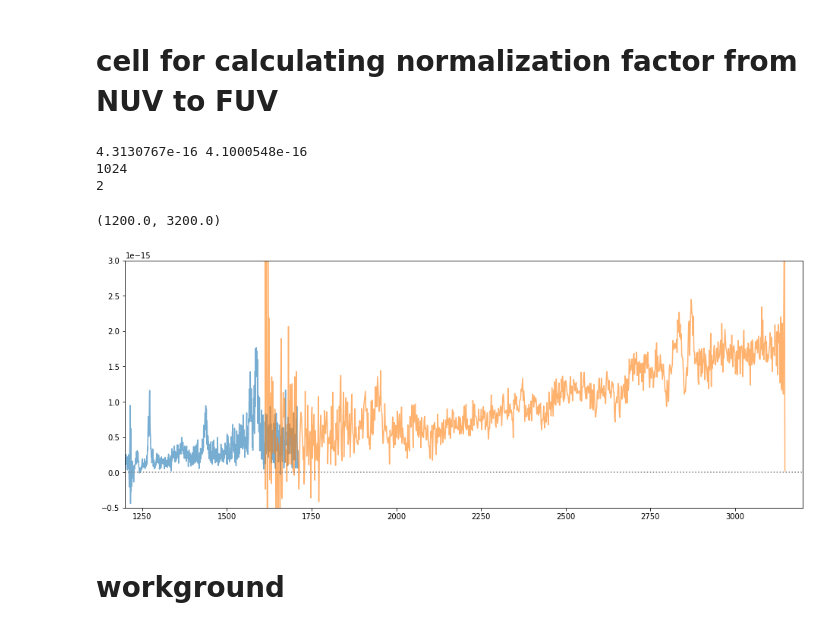
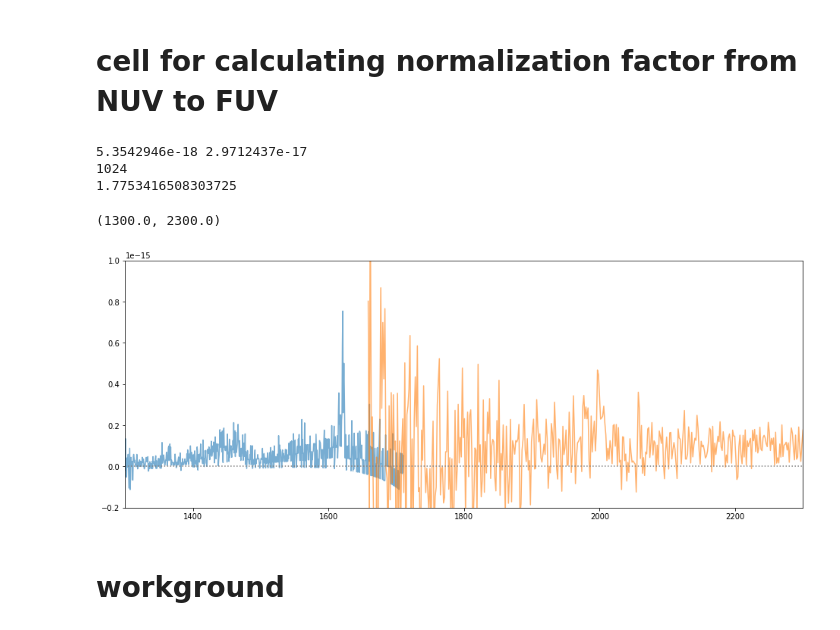
Before and after one commit to Anika019/UV_interaction_SN, a Jupyter notebook: line calculation.ipynb, the cells around one changed output. Saved outputs shown, nothing was run; the diff lists cells and outputs as text; code cells hidden in the pictures.

```diff
--- a/line calculation.ipynb
+++ b/line calculation.ipynb
@@ -424,7 +440,7 @@ def calc_normalization(fuvspec, nuvspec, fuv_cut_edge = 40, nuv_cut_edge =40):
     nuv = fits.open(nuvspec)
     fuv_ind = fuv[1].data['WAVELENGTH'][0]>nuv[1].data['WAVELENGTH'][0][nuv_cut_edge]
     nuv_ind = nuv[1].data['WAVELENGTH'][0]<fuv[1].data['WAVELENGTH'][0][-fuv_cut_edge]
-    scale = 2#np.average(fuv[1].data['FLUX'][0][fuv_ind][:-fuv_cut_edge])/np.average(nuv[1].data['FLUX'][0][nuv_ind][nuv_cut_edge:])
+    scale = 4752/2184/(3325/2713)#np.average(fuv[1].data['FLUX'][0][fuv_ind][:-fuv_cut_edge])/np.average(nuv[1].data['FLUX'][0][nuv_ind][nuv_cut_edge:])
     print(np.average(fuv[1].data['FLUX'][0][fuv_ind][:-fuv_cut_edge]),np.average(nuv[1].data['FLUX'][0][nuv_ind][nuv_cut_edge:]))
     plt.plot(fuv[1].data['WAVELENGTH'][0][:-fuv_cut_edge], fuv[1].data['FLUX'][0][:-fuv_cut_edge],
               alpha = 0.6)
@@ -436,21 +452,21 @@ def calc_normalization(fuvspec, nuvspec, fuv_cut_edge = 40, nuv_cut_edge =40):
     return scale
 # %%
 plt.figure(figsize=(16, 6))
-scale = calc_normalization('./reduced_spectra/2020nxt/2020nxt_d18FUV.fits',
-                  './reduced_spectra/2020nxt/2020nxt_d18NUV.fits',
-                  fuv_cut_edge =10, nuv_cut_edge =30)
-#FUV 4752s
-#NUV 2744
+scale = calc_normalization('./reduced_spectra/2020aekp/2020aekp_d250FUV_x1d.fits',
+                  './reduced_spectra/2020aekp/2020aekp_d250NUV_x1d.fits',
+                  fuv_cut_edge =10, nuv_cut_edge =50)
+#FUV 4752s/2184
+#NUV 3325/2713
 print(scale)
 plt.axhline(0, color = 'grey', linestyle = ':')
-plt.ylim(-5e-16, 3e-15)
-plt.xlim(1200, 3200)
+plt.ylim(-2e-16, 1e-15)
+plt.xlim(1300, 2300)
 # %% [output]
-4.3130767e-16 4.1000548e-16
+5.3542946e-18 2.9712437e-17
 1024
-2
+1.7753416508303725
-(1200.0, 3200.0)
+(1300.0, 2300.0)
-[figure, old version]
+[figure, new version]
 # %% [markdown]
 # workground
 # %%
```
Also changed, not shown: parts of 9 cells of this notebook, 8 other files.
